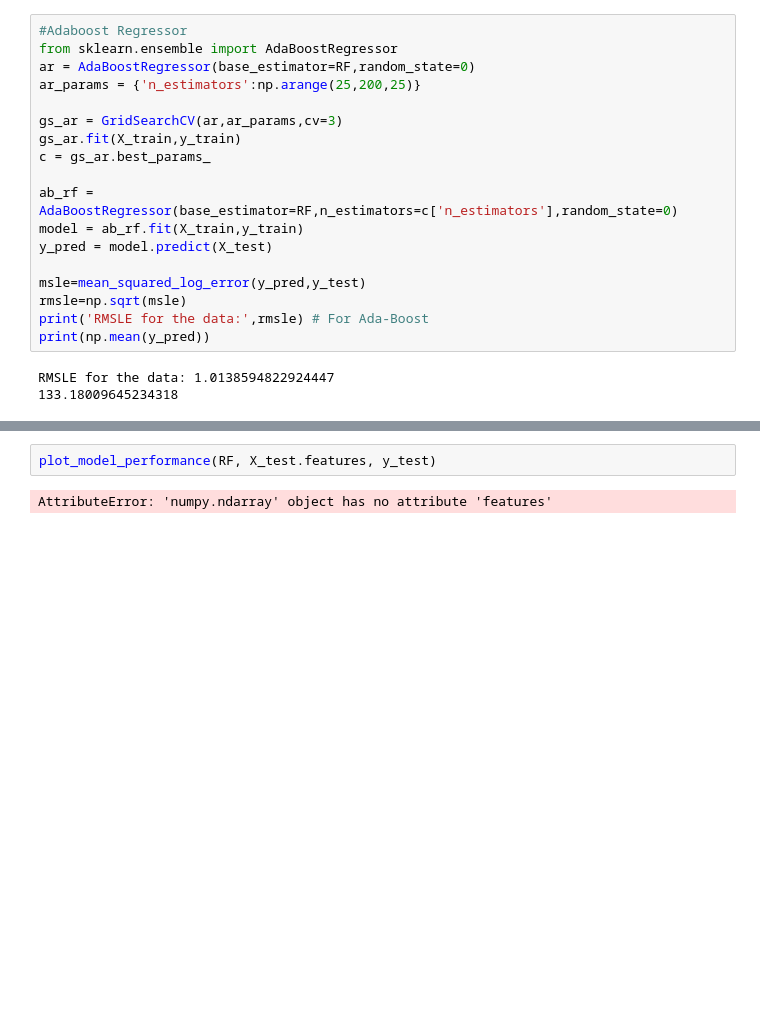
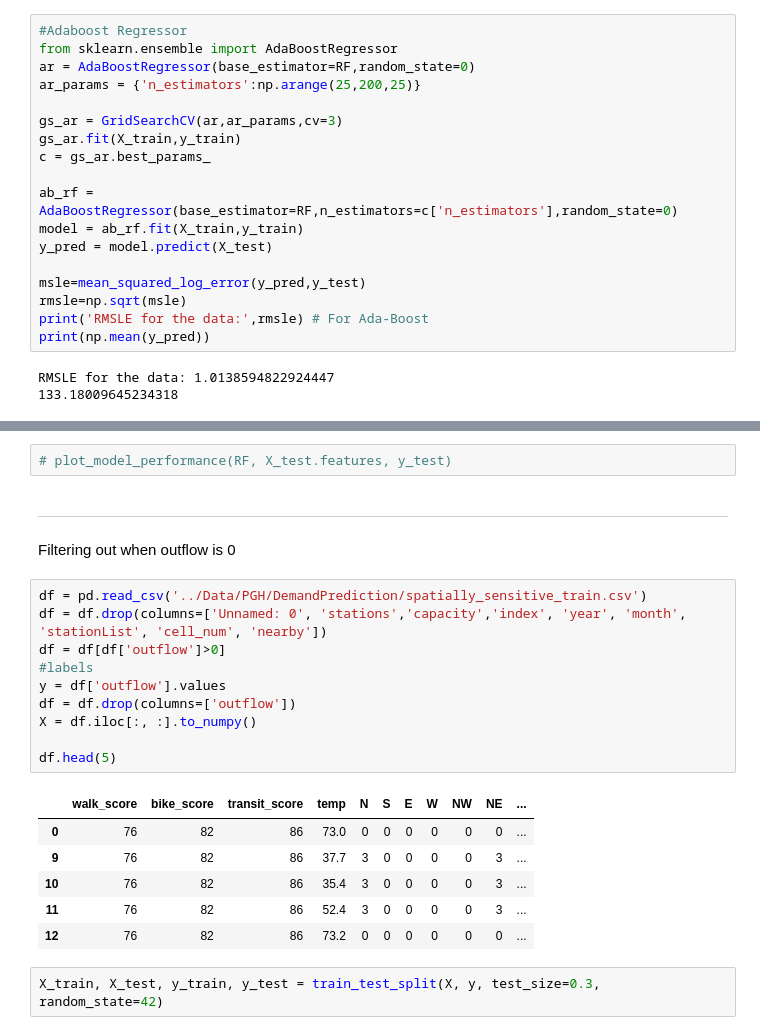
Before and after one commit to katelyn98/HealthyRide-Mapping, a Jupyter notebook: Models/RandomForestModel.ipynb, the cells around one changed output, grey strips where cells are left out. Cells and saved outputs as stored; diff of their text form; blank space fills up the shorter version.

```diff
--- a/Models/RandomForestModel.ipynb
+++ b/Models/RandomForestModel.ipynb
@@ -726,4 +804,25 @@ def plot_model_performance(model, X_test, y_true):
 # %%
-plot_model_performance(RF, X_test.features, y_test)
+# plot_model_performance(RF, X_test.features, y_test)
-# %% [output]
-AttributeError: 'numpy.ndarray' object has no attribute 'features'
+# %% [markdown]
+---
+# %% [markdown]
+Filtering out when outflow is 0
+# %%
+df = pd.read_csv('../Data/PGH/DemandPrediction/spatially_sensitive_train.csv')
+df = df.drop(columns=['Unnamed: 0', 'stations','capacity','index', 'year', 'month', 'stationList', 'cell_num', 'nearby'])
+df = df[df['outflow']>0]
+#labels
+y = df['outflow'].values
+df = df.drop(columns=['outflow'])
+X = df.iloc[:, :].to_numpy()
+
+df.head(5)
+# %% [output]
+|  | walk_score | bike_score | transit_score | temp | N | S | E | W | NW | NE | ... |
+| 0 | 76 | 82 | 86 | 73.0 | 0 | 0 | 0 | 0 | 0 | 0 | ... |
+| 9 | 76 | 82 | 86 | 37.7 | 3 | 0 | 0 | 0 | 0 | 3 | ... |
+| 10 | 76 | 82 | 86 | 35.4 | 3 | 0 | 0 | 0 | 0 | 3 | ... |
+| 11 | 76 | 82 | 86 | 52.4 | 3 | 0 | 0 | 0 | 0 | 3 | ... |
+| 12 | 76 | 82 | 86 | 73.2 | 0 | 0 | 0 | 0 | 0 | 0 | ... |
+# %%
+X_train, X_test, y_train, y_test = train_test_split(X, y, test_size=0.3, random_state=42)
```
Also changed, not shown: parts of 38 cells of this notebook, 21 other files.
